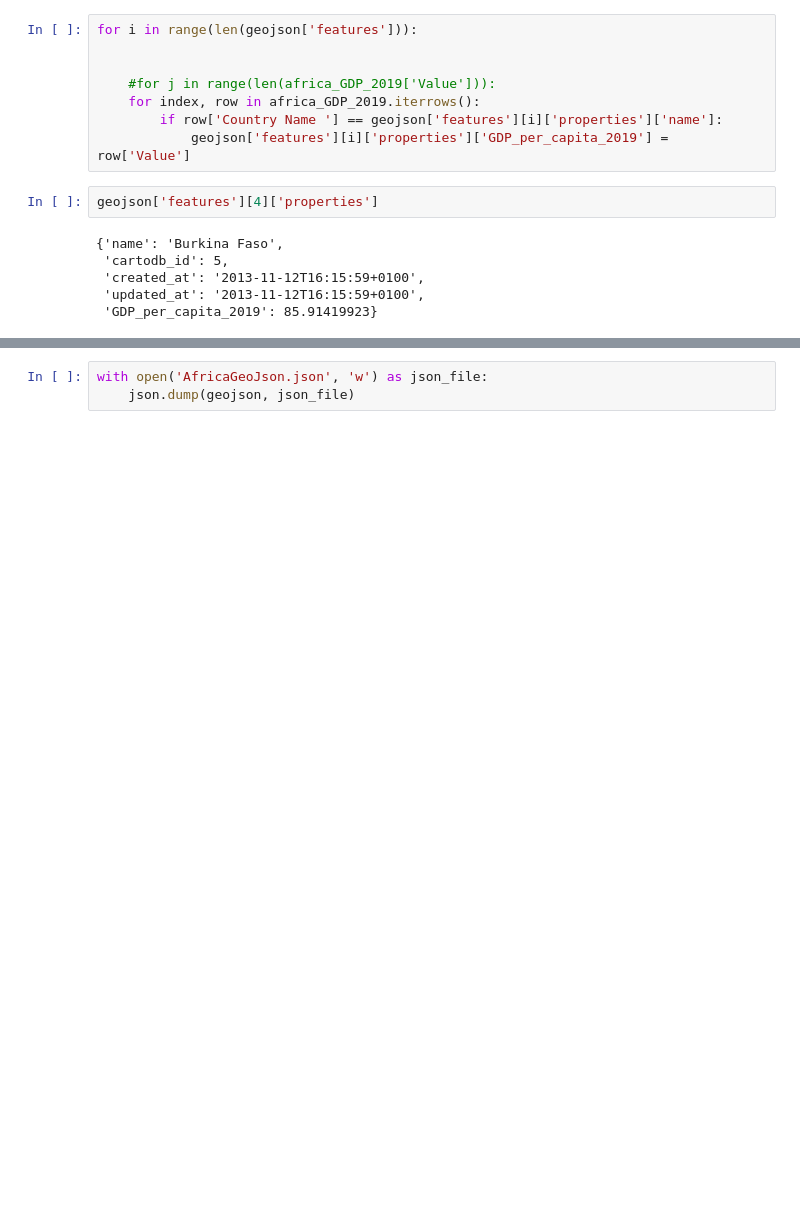
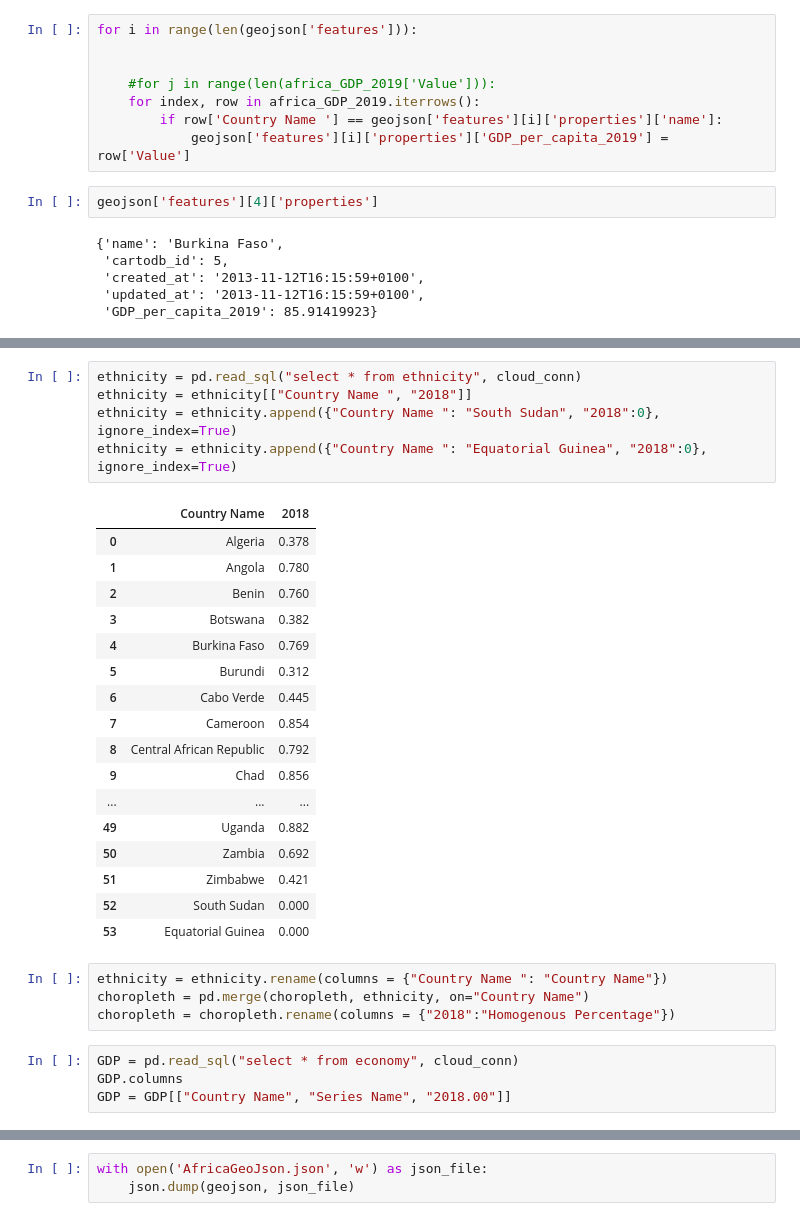
Before and after one commit to carlykelly/African_Conflict, a Jupyter notebook: Editing GeoJson.ipynb, the cells around one changed output, grey strips where cells are left out. Drawn from its saved outputs; the diff is of its cells as text; blank space fills up the shorter version.

```diff
--- a/Editing GeoJson.ipynb
+++ b/Editing GeoJson.ipynb
@@ -131,0 +211,31 @@ geojson['features'][4]['properties']
+# %%
+ethnicity = pd.read_sql("select * from ethnicity", cloud_conn)
+ethnicity = ethnicity[["Country Name ", "2018"]]
+ethnicity = ethnicity.append({"Country Name ": "South Sudan", "2018":0}, ignore_index=True)
+ethnicity = ethnicity.append({"Country Name ": "Equatorial Guinea", "2018":0}, ignore_index=True)
+# %% [output]
+|  | Country Name | 2018 |
+| 0 | Algeria | 0.378 |
+| 1 | Angola | 0.780 |
+| 2 | Benin | 0.760 |
+| 3 | Botswana | 0.382 |
+| 4 | Burkina Faso | 0.769 |
+| 5 | Burundi | 0.312 |
+| 6 | Cabo Verde | 0.445 |
+| 7 | Cameroon | 0.854 |
+| 8 | Central African Republic | 0.792 |
+| 9 | Chad | 0.856 |
+| ... | ... | ... |
+| 49 | Uganda | 0.882 |
+| 50 | Zambia | 0.692 |
+| 51 | Zimbabwe | 0.421 |
+| 52 | South Sudan | 0.000 |
+| 53 | Equatorial Guinea | 0.000 |
+# %%
+ethnicity = ethnicity.rename(columns = {"Country Name ": "Country Name"})
+choropleth = pd.merge(choropleth, ethnicity, on="Country Name")
+choropleth = choropleth.rename(columns = {"2018":"Homogenous Percentage"})
+# %%
+GDP = pd.read_sql("select * from economy", cloud_conn)
+GDP.columns
+GDP = GDP[["Country Name", "Series Name", "2018.00"]]
```
Also changed, not shown: parts of 14 cells of this notebook, 7 other files.
